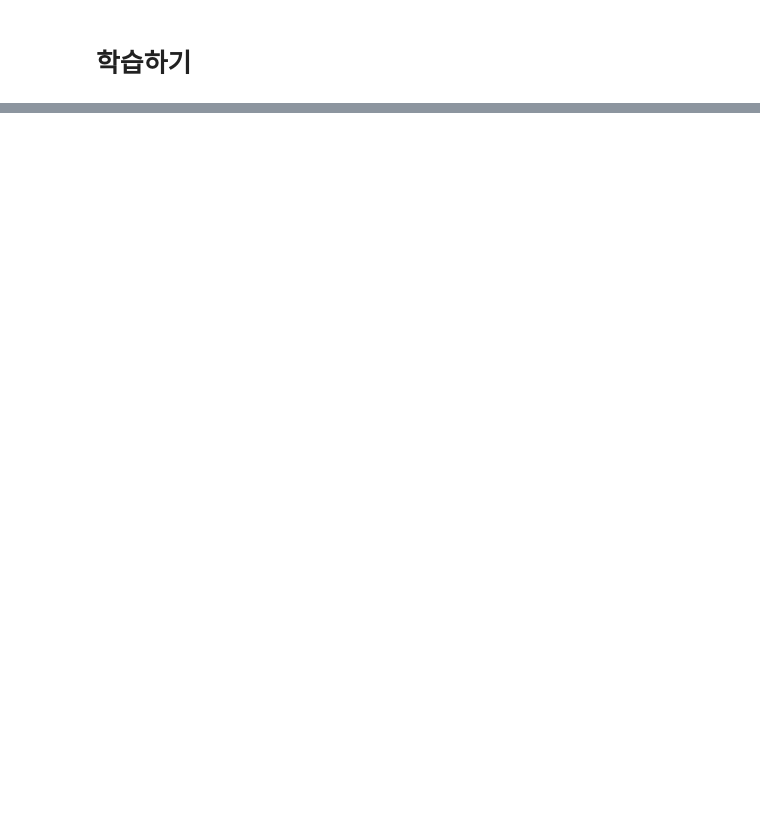
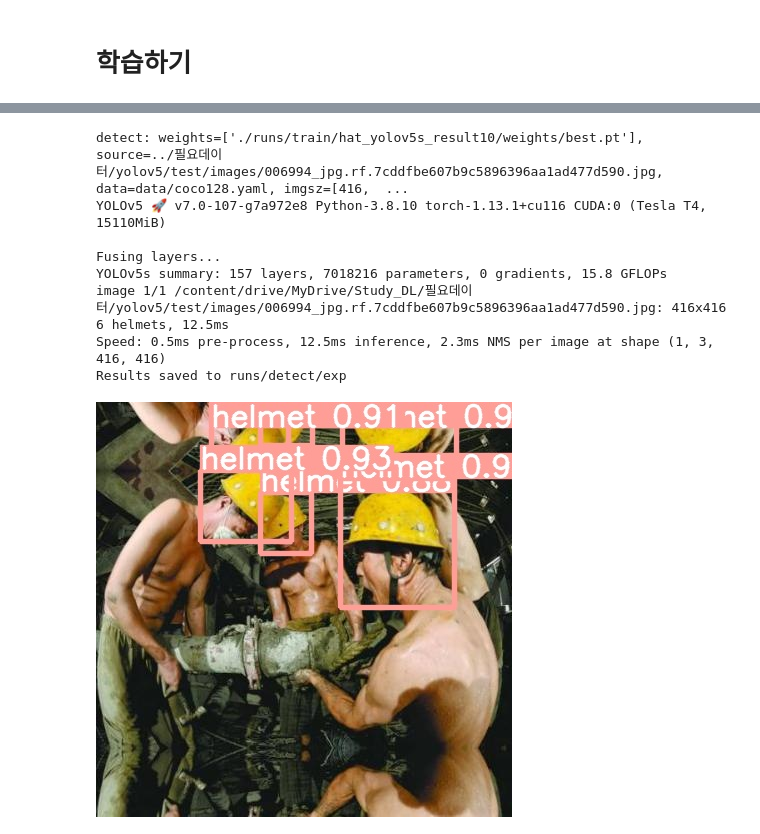
Before and after one commit to choi-aerim/Study_DL, a Jupyter notebook: 0219_ yolov5.ipynb, the cells around one changed output, grey strips where cells are left out. Saved outputs shown, nothing was run; the diff lists cells and outputs as text; code cells hidden in the pictures; blank space fills up the shorter version.

```diff
--- a/0219_ yolov5.ipynb
+++ b/0219_ yolov5.ipynb
@@ -242,0 +296,19 @@ To enable them in other operations, rebuild TensorFlow with the appropriate comp
+# %%
+from IPython.display import Image
+import os
+
+test_path =test_img_list[1]
+
+!python detect.py --weights ./runs/train/hat_yolov5s_result10/weights/best.pt --img 416 --conf 0.5 --exist-ok --source "{test_path}"
+
+Image(os.path.join('./runs/detect/exp', os.path.basename(test_path)))
+# %% [output]
+detect: weights=['./runs/train/hat_yolov5s_result10/weights/best.pt'], source=../필요데이터/yolov5/test/images/006994_jpg.rf.7cddfbe607b9c5896396aa1ad477d590.jpg, data=data/coco128.yaml, imgsz=[416,  ...
+YOLOv5 🚀 v7.0-107-g7a972e8 Python-3.8.10 torch-1.13.1+cu116 CUDA:0 (Tesla T4, 15110MiB)
+
+Fusing layers...
+YOLOv5s summary: 157 layers, 7018216 parameters, 0 gradients, 15.8 GFLOPs
+image 1/1 /content/drive/MyDrive/Study_DL/필요데이터/yolov5/test/images/006994_jpg.rf.7cddfbe607b9c5896396aa1ad477d590.jpg: 416x416 6 helmets, 12.5ms
+Speed: 0.5ms pre-process, 12.5ms inference, 2.3ms NMS per image at shape (1, 3, 416, 416)
+Results saved to runs/detect/exp
+[figure, added]
```
Also changed, not shown: parts of 20 cells of this notebook.
